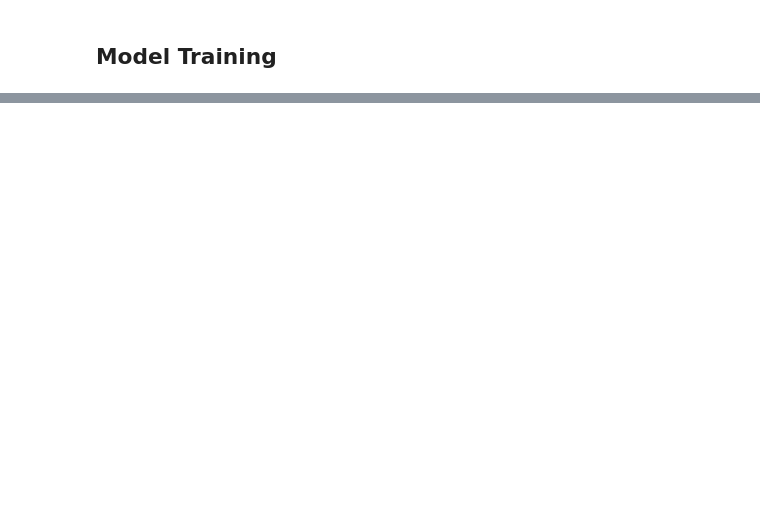
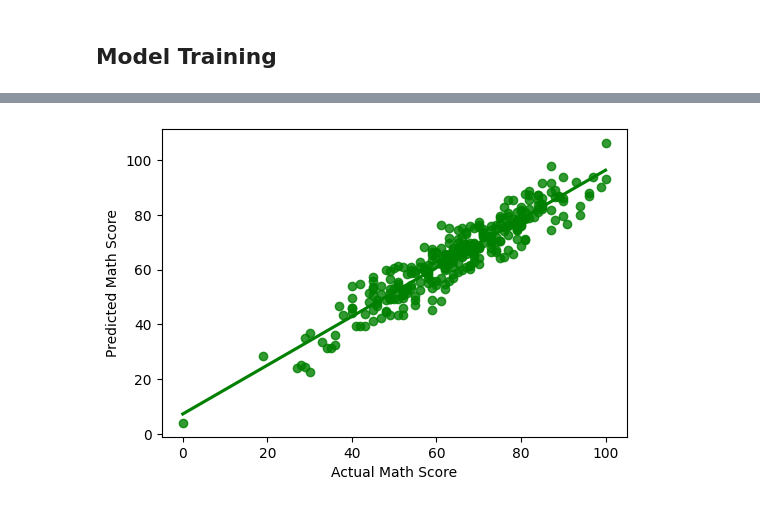
Before and after one commit to Khushiaggarwal710/student-Performance-ML-Project, a Jupyter notebook: notebook/2. MODEL TRAINING.ipynb, the cells around one changed output, grey strips where cells are left out. Drawn from its saved outputs; the diff is of its cells as text; code cells hidden in the pictures; blank space fills up the shorter version.

Commit message:
EDA & model training

```diff
--- a/notebook/2. MODEL TRAINING.ipynb
+++ b/notebook/2. MODEL TRAINING.ipynb
@@ -234,0 +142,4 @@ pred_df
+# %%
+X_trans = pd.DataFrame(X_trans,columns=features)
+X_trans['parental_level_of_education'] = X['parental_level_of_education']
+X_trans.shape
@@ -234,0 +165,2 @@ pred_df
+# %%
+X_train, X_test, y_train, y_test = train_test_split(X_trans,y,test_size=0.3,random_state=42)
@@ -234,0 +239,3 @@ pred_df
+# %%
+linear_regressor = LinearRegression()
+linear_regressor.fit(X_train,y_train)
@@ -234,0 +244,4 @@ pred_df
+# %%
+y_pred = linear_regressor.predict(X_test)
+score_lr = linear_regressor.score(X_test,y_test)*100
+score_lr
@@ -234,0 +267,8 @@ pred_df
+# %%
+plt.figure(figsize=(6,4))
+sns.regplot(x=y_test,y=y_pred,color='green',ci=None)
+plt.xlabel('Actual Math Score')
+plt.ylabel('Predicted Math Score')
+plt.show()
+# %% [output]
+[figure, added]
```
Also changed, not shown: parts of 69 cells of this notebook, 2 other files.
